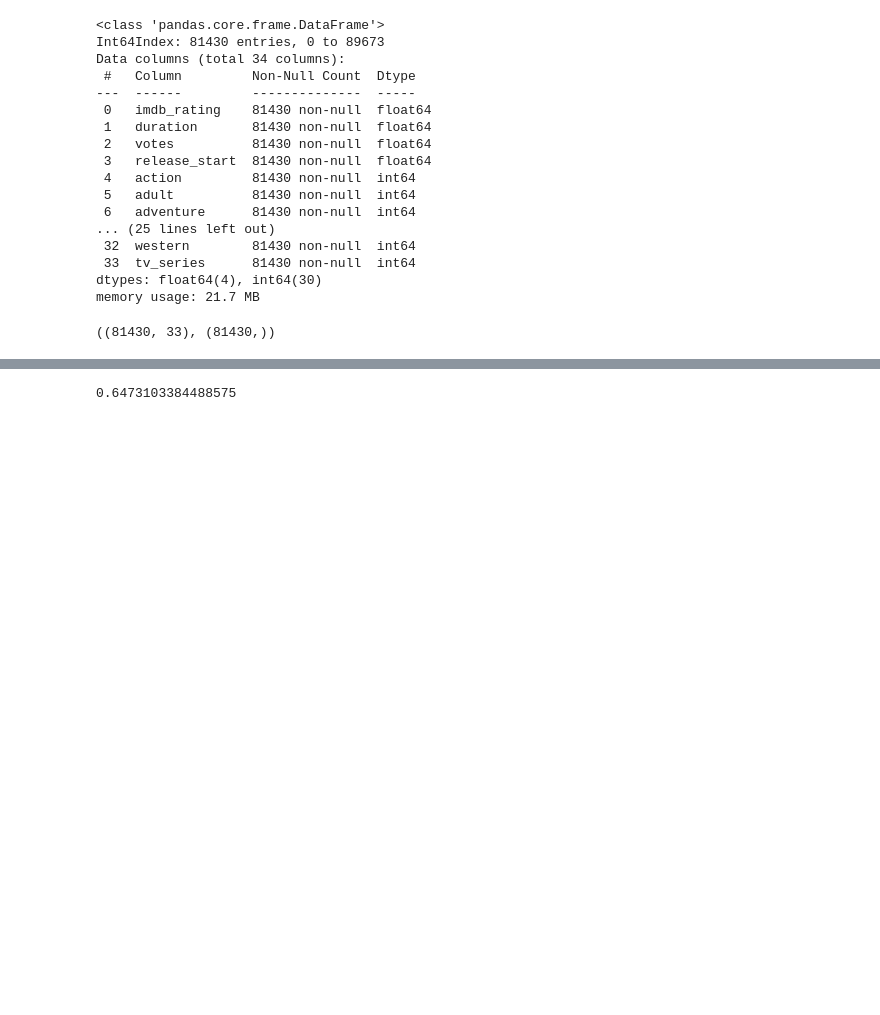
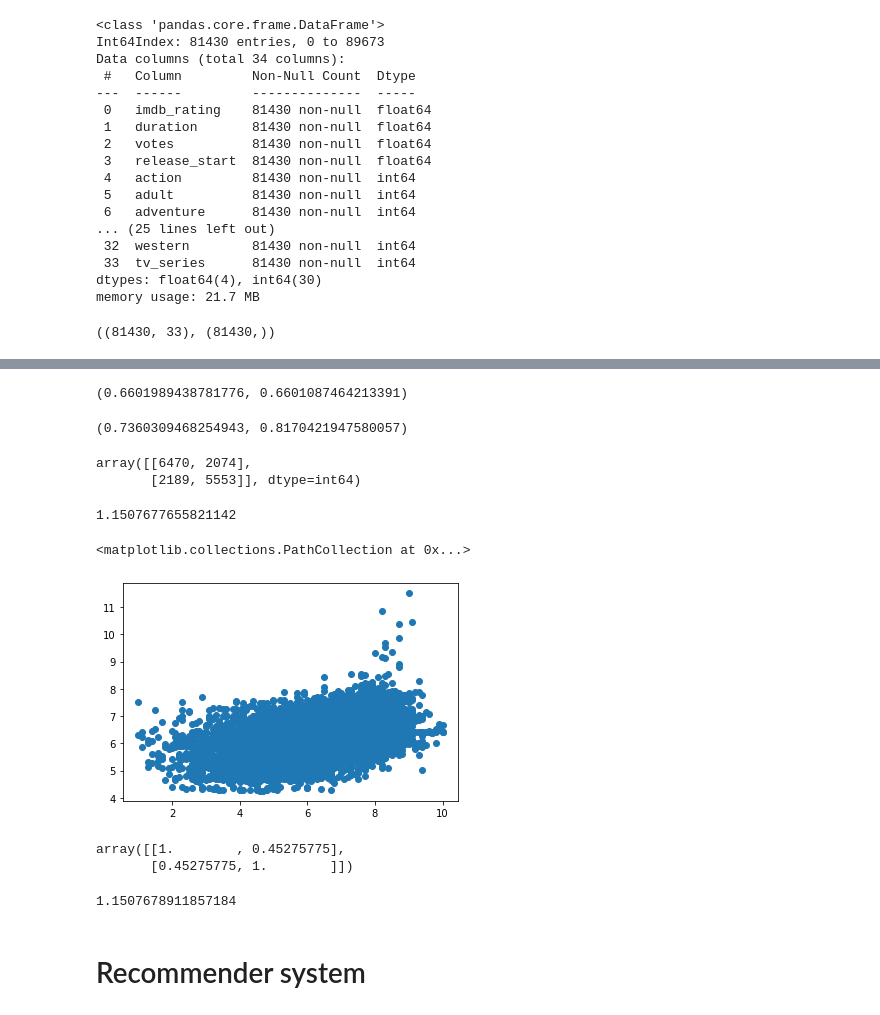
Before and after one commit to HermineGrigoryan/imdb, a Jupyter notebook: data-modeling.ipynb, the cells around one changed output, grey strips where cells are left out. Saved outputs shown, nothing was run; the diff lists cells and outputs as text; code cells hidden in the pictures; blank space fills up the shorter version.

Commit message:
added modeling

```diff
--- a/data-modeling.ipynb
+++ b/data-modeling.ipynb
@@ -91,7 +96,7 @@ memory usage: 21.7 MB
 # creating categories for imdb_rating
 px.histogram(model_df, 'imdb_rating')
 # %%
-model_df['imdb_rating_cat'] = pd.qcut(model_df['imdb_rating'], 4)
+model_df['imdb_rating_cat'] = pd.qcut(model_df['imdb_rating'], 2)
 model_df['imdb_rating_num'] = model_df['imdb_rating']
 # %%
 px.histogram(model_df, 'imdb_rating_num', color='imdb_rating_cat')
@@ -101,9 +106,9 @@ dep_var = f'imdb_rating_{model_type}'
 indep_vars = model_df.columns.drop(['imdb_rating', 'imdb_rating_cat', 'imdb_rating_num'])
 # %%
 X = model_df[indep_vars]
-X = StandardScaler().fit_transform(X)
+X = MinMaxScaler().fit_transform(X)
 y = model_df[dep_var]
 
-if model_type == 'num':
+if model_type == 'cat':
     y = LabelEncoder().fit_transform(y)
 # %%
@@ -120 +135,16 @@ model.score(X_test, y_test)
+# %%
+model = DecisionTreeClassifier().fit(X_train, y_train)
+model.score(X_test, y_test), roc_auc_score(y_test, model.predict_proba(X_test)[:,1])
+# %% [output]
+(0.6601989438781776, 0.6601087464213391)
+# %%
+model = XGBClassifier(n_estimators=250).fit(X_train, y_train)
+model.score(X_test, y_test), roc_auc_score(y_test, model.predict_proba(X_test)[:,1])
+# %% [output]
+(0.7360309468254943, 0.8170421947580057)
+# %%
+confusion_matrix(y_test, model.predict(X_test))
+# %% [output]
+array([[6470, 2074],
+       [2189, 5553]], dtype=int64)
 # %%
@@ -123,5 +153,24 @@ model.score(X_test, y_test)
 # %%
 model = LinearRegression().fit(X_train, y_train)
-np.sqrt(mean_squared_error(y_test, model.predict(X_test)))
+y_pred = model.predict(X_test)
+np.sqrt(mean_squared_error(y_test, y_pred))
 # %% [output]
-0.6473103384488575
+1.1507677655821142
+# %%
+plt.scatter(y_test, y_pred)
+# %% [output]
+<matplotlib.collections.PathCollection at 0x...>
+[figure, added]
+# %%
+np.corrcoef(y_test, y_pred)
+# %% [output]
+array([[1.        , 0.45275775],
+       [0.45275775, 1.        ]])
+# %%
+model = Ridge().fit(X_train, y_train)
+y_pred = model.predict(X_test)
+np.sqrt(mean_squared_error(y_test, y_pred))
+# %% [output]
+1.1507678911857184
+# %% [markdown]
+# Recommender system
```
Also changed, not shown: parts of 7 cells of this notebook, 2 other files.
